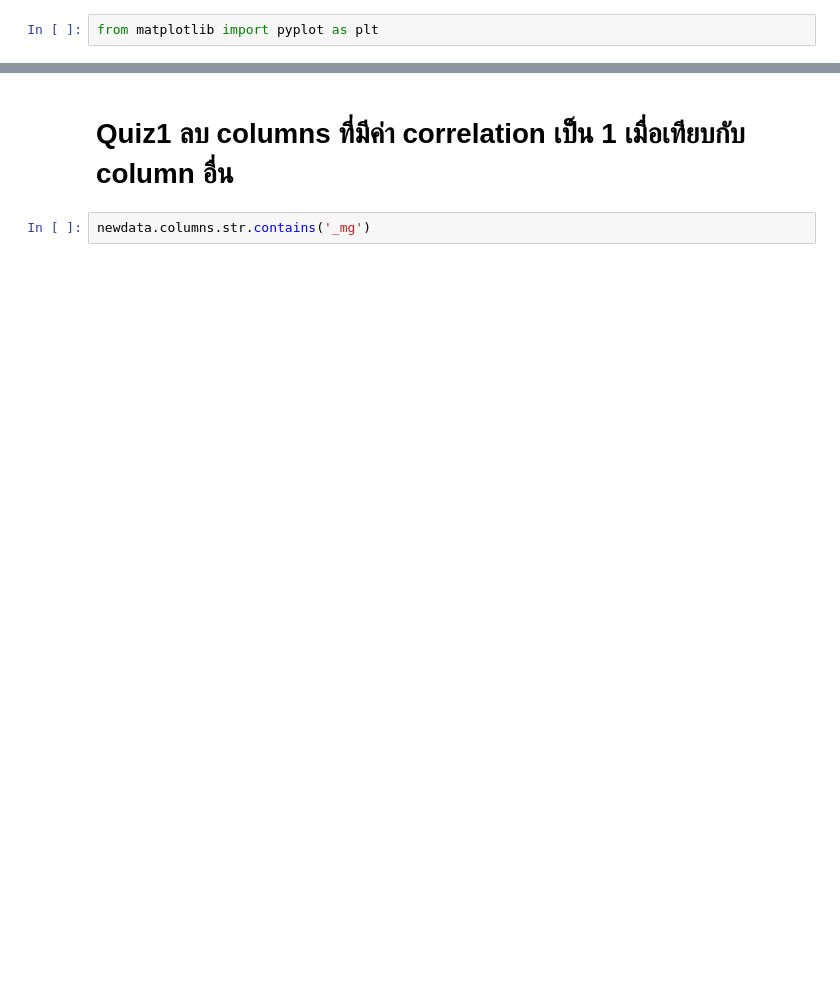
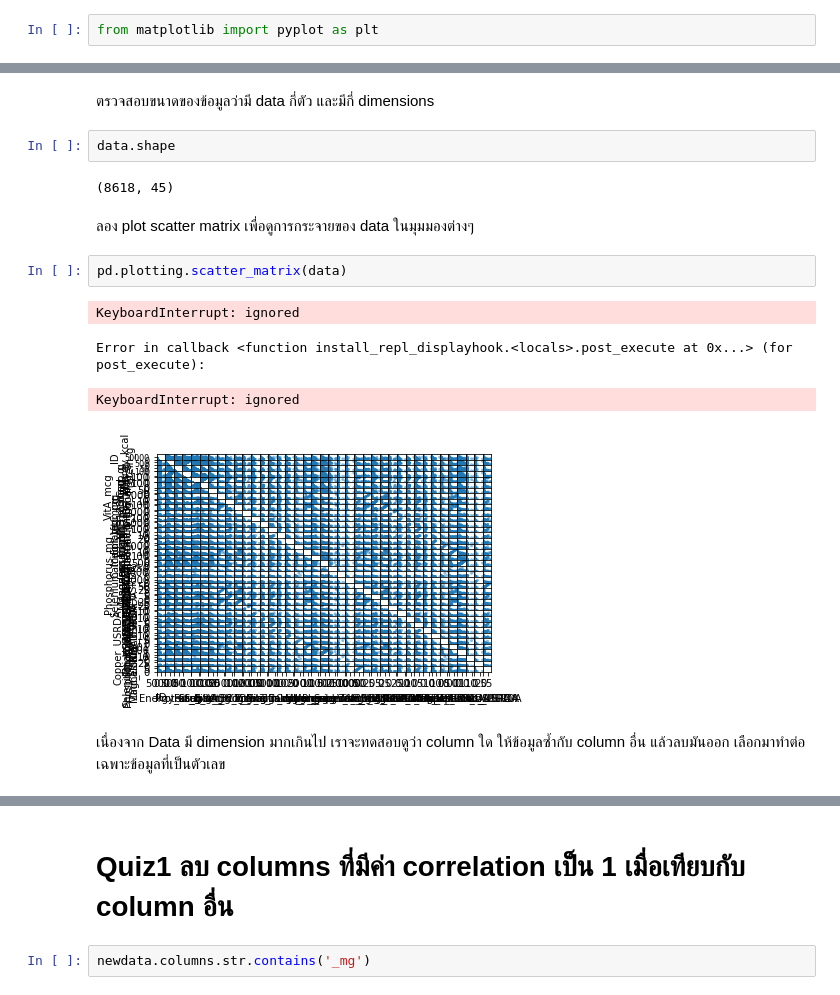
Before and after one commit to 623020514-5/multivariate, a Jupyter notebook: PCA_Example.ipynb, the cells around one changed output, grey strips where cells are left out. Drawn from its saved outputs; the diff is of its cells as text; blank space fills up the shorter version.

```diff
--- a/PCA_Example.ipynb
+++ b/PCA_Example.ipynb
@@ -125,0 +59,19 @@ plt.plot(newdata.iloc[:,11],newdata.iloc[:,28],'r.')
+# %% [markdown]
+ตรวจสอบขนาดของข้อมูลว่ามี data กี่ตัว และมีกี่ dimensions
+# %%
+data.shape
+# %% [output]
+(8618, 45)
+# %% [markdown]
+ลอง plot scatter matrix เพื่อดูการกระจายของ data ในมุมมองต่างๆ
+# %%
+pd.plotting.scatter_matrix(data)
+# %% [output]
+KeyboardInterrupt: ignored
+Error in callback <function install_repl_displayhook.<locals>.post_execute at 0x...> (for post_execute):
+KeyboardInterrupt: ignored
+[figure, added]
+# %% [markdown]
+
+เนื่องจาก Data มี dimension มากเกินไป เราจะทดสอบดูว่า column ใด ให้ข้อมูลซ้ำกับ column อื่น แล้วลบมันออก
+เลือกมาทำต่อเฉพาะข้อมูลที่เป็นตัวเลข
```
Also changed, not shown: parts of 40 cells of this notebook.
